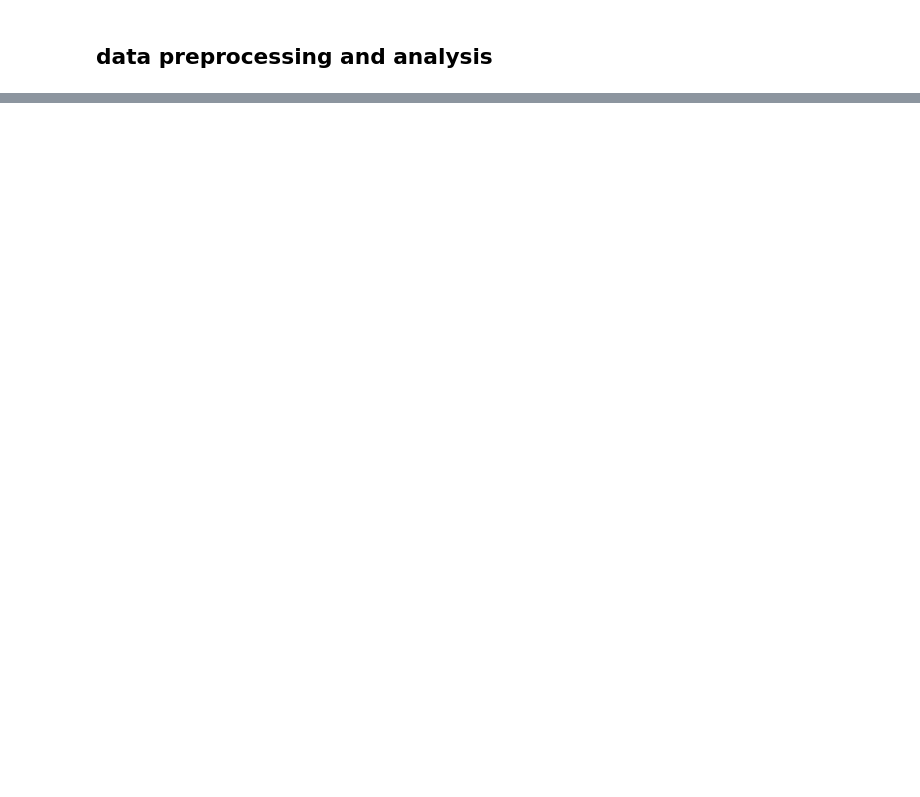
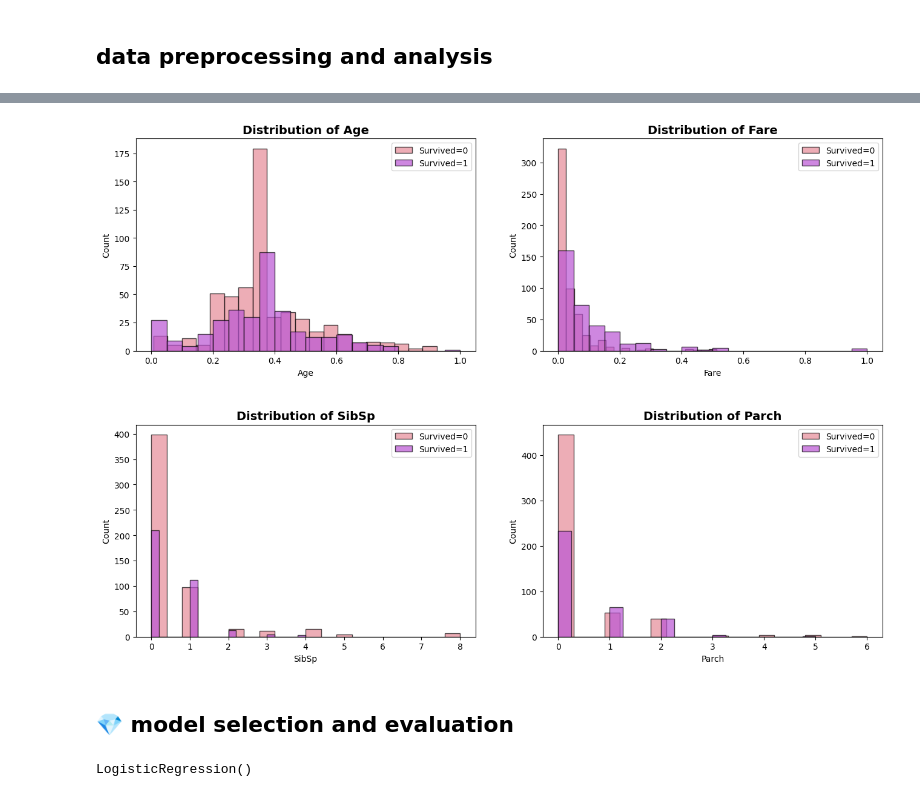
Before and after one commit to shahed137003/ML-projects, a Jupyter notebook: Beginner Level/Logistic Regression/Titanic Survival Prediction.ipynb, the cells around one changed output, grey strips where cells are left out. Cells and saved outputs as stored; diff of their text form; code cells hidden in the pictures; blank space fills up the shorter version.

Commit message:
adding the logistic regression model

```diff
--- a/Beginner Level/Logistic Regression/Titanic Survival Prediction.ipynb
+++ b/Beginner Level/Logistic Regression/Titanic Survival Prediction.ipynb
@@ -67,0 +255,45 @@ df["Fare"] = scaler.fit_transform(df[["Fare"]])
+# %%
+import matplotlib.pyplot as plt
+
+# Define girly pastel palette
+pastel_colors = {0: "#E68A97", 1: "#BA55D3"}
+# 0 = not survived (light pink), 1 = survived (orchid purple)
+
+# Numerical features to analyze
+num_features = ["Age", "Fare", "SibSp", "Parch"]
+
+fig, axes = plt.subplots(2, 2, figsize=(14, 10))
+axes = axes.flatten()
+
+for i, feature in enumerate(num_features):
+    for target in [0, 1]:
+        axes[i].hist(
+            df[df["Survived"] == target][feature].dropna(),
+            bins=20,
+            alpha=0.7,
+            label=f"Survived={target}",
+            color=pastel_colors[target],
+            edgecolor="black"
+        )
+
+    axes[i].set_title(f"Distribution of {feature}", fontsize=14, fontweight="bold")
+    axes[i].set_xlabel(feature)
+    axes[i].set_ylabel("Count")
+    axes[i].legend()
+
+plt.tight_layout(pad=4)
+plt.show()
+# %% [output]
+[figure, added]
+# %% [markdown]
+## 💎 model selection and evaluation
+# %%
+## logistic regression model
+from sklearn.linear_model import LogisticRegression
+
+lr=LogisticRegression()
+
+lr.fit(x_train, y_train)
+lr
+# %% [output]
+LogisticRegression()
```
Also changed, not shown: parts of 12 cells of this notebook.
